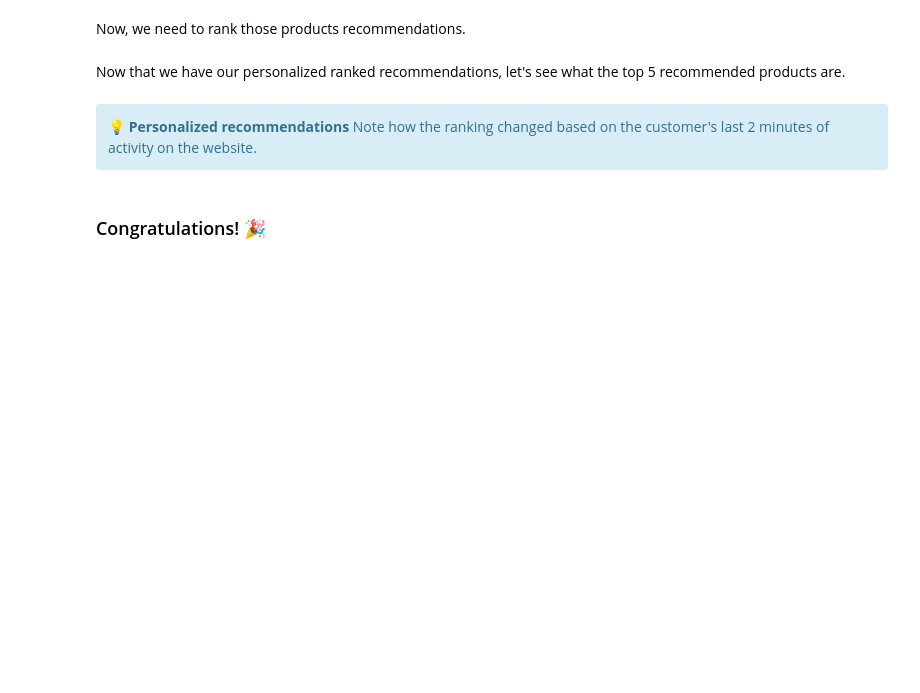
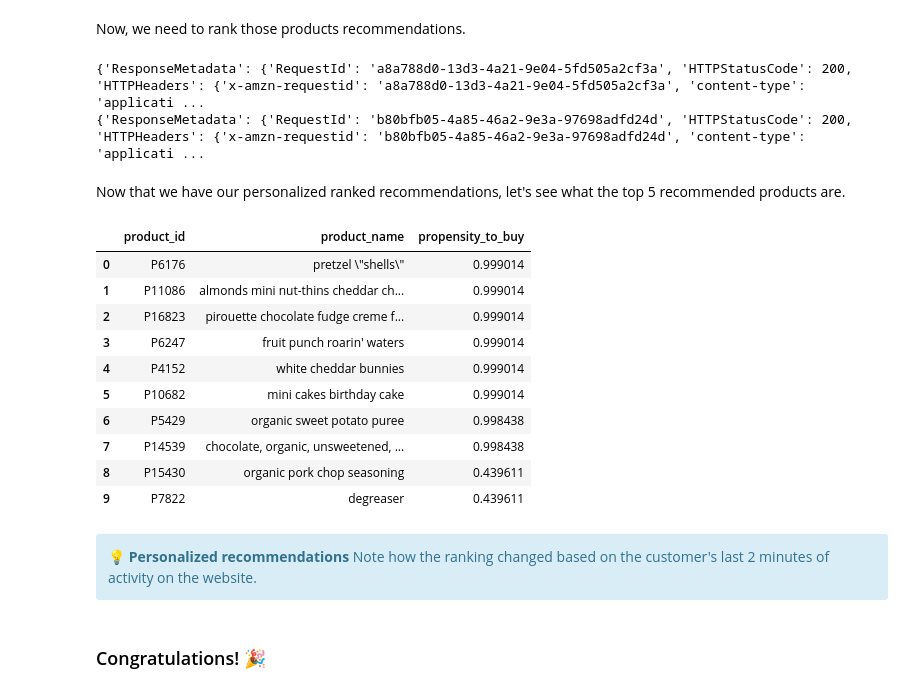
Before and after one commit to aws-samples/sagemaker-feature-store-real-time-recommendations, a Jupyter notebook: 4_realtime_recommendations.ipynb, the cells around one changed output. Drawn from its saved outputs; the diff is of its cells as text; code cells hidden in the pictures; blank space fills up the shorter version.

```diff
--- a/4_realtime_recommendations.ipynb
+++ b/4_realtime_recommendations.ipynb
@@ -131,6 +151,10 @@ df_one_hot_cat_features = pd.DataFrame(one_hot_cat_features)
 df_one_hot_cat_features.columns = ['product_category']
 
 df_one_hot_cat_features = pd.concat([df_one_hot_cat_features, pd.get_dummies(df_one_hot_cat_features['product_category'], prefix='cat')],axis=1)
+
+# Convert dummy variables to integers
+for col in df_one_hot_cat_features.columns[1:]:
+    df_one_hot_cat_features[col] = df_one_hot_cat_features[col].astype(int)
 # %% [markdown]
 Now we create a function to take the output from the collaborative filtering model and join it with the one-hot encoded product categories _**AND**_ the real-time click stream data from our `click stream` Feature Group, as this data will influence the ranking of recommended products. You can imagine the ranking inputs like so:
 
@@ -204,20 +241,39 @@ cf_inference_df
 # %% [markdown]
 Now, we need to rank those products recommendations.
+# %%
+# Construct input data for the ranking model
+ranking_inference_df = get_ranking_model_input_data(cf_inference_df, df_one_hot_cat_features)
+# %% [output]
+{'ResponseMetadata': {'RequestId': 'a8a788d0-13d3-4a21-9e04-5fd505a2cf3a', 'HTTPStatusCode': 200, 'HTTPHeaders': {'x-amzn-requestid': 'a8a788d0-13d3-4a21-9e04-5fd505a2cf3a', 'content-type': 'applicati ...
+{'ResponseMetadata': {'RequestId': 'b80bfb05-4a85-46a2-9e3a-97698adfd24d', 'HTTPStatusCode': 200, 'HTTPHeaders': {'x-amzn-requestid': 'b80bfb05-4a85-46a2-9e3a-97698adfd24d', 'content-type': 'applicati ...
 # %%
-# Construct input data for the ranking model
-ranking_inference_df = get_ranking_model_input_data(cf_inference_df, df_one_hot_cat_features)
+# Get our ranked product recommendations and attach the predictions to the model input
+# ranking_inference_df['propensity_to_buy'] = ranking_model_predictor.predict(ranking_inference_df.to_numpy()).decode('utf-8').split('\n')
+predictions = ranking_model_predictor.predict(ranking_inference_df.to_numpy()).decode('utf-8').split('\n')
+predictions = [float(p) for p in predictions if p != '']  # Convert to float and remove empty strings
 
-# Get our ranked product recommendations and attach the predictions to the model input
-ranking_inference_df['propensity_to_buy'] = ranking_model_predictor.predict(ranking_inference_df.to_numpy()).decode('utf-8').split(',')
+ranking_inference_df['propensity_to_buy'] = predictions
 # %% [markdown]
 Now that we have our personalized ranked recommendations, let's see what the top 5 recommended products are.
 # %%
 # Join all the data back together for inspection
 personalized_recommendations = pd.concat([cf_inference_df[['customer_id', 'product_id', 'product_name']],
                                           ranking_inference_df[['propensity_to_buy']]], axis=1)
 
 # And sort by propensity to buy
-personalized_recommendations.sort_values(by='propensity_to_buy', ascending=False)[['product_id','product_name']].reset_index(drop=True).head(5)
+personalized_recommendations.sort_values(by='propensity_to_buy', ascending=False)[['product_id','product_name', 'propensity_to_buy']].reset_index(drop=True).head(10)
+# %% [output]
+|  | product_id | product_name | propensity_to_buy |
+| 0 | P6176 | pretzel \"shells\" | 0.999014 |
+| 1 | P11086 | almonds mini nut-thins cheddar ch... | 0.999014 |
+| 2 | P16823 | pirouette chocolate fudge creme f... | 0.999014 |
+| 3 | P6247 | fruit punch roarin' waters | 0.999014 |
+| 4 | P4152 | white cheddar bunnies | 0.999014 |
+| 5 | P10682 | mini cakes birthday cake | 0.999014 |
+| 6 | P5429 | organic sweet potato puree | 0.998438 |
+| 7 | P14539 | chocolate, organic, unsweetened, ... | 0.998438 |
+| 8 | P15430 | organic pork chop seasoning | 0.439611 |
+| 9 | P7822 | degreaser | 0.439611 |
 # %% [markdown]
 <div class="alert alert-info"> 💡 <strong> Personalized recommendations </strong>
 Note how the ranking changed based on the customer's last 2 minutes of activity on the website.
```
Also changed, not shown: parts of 4 cells of this notebook, 4 other files.
